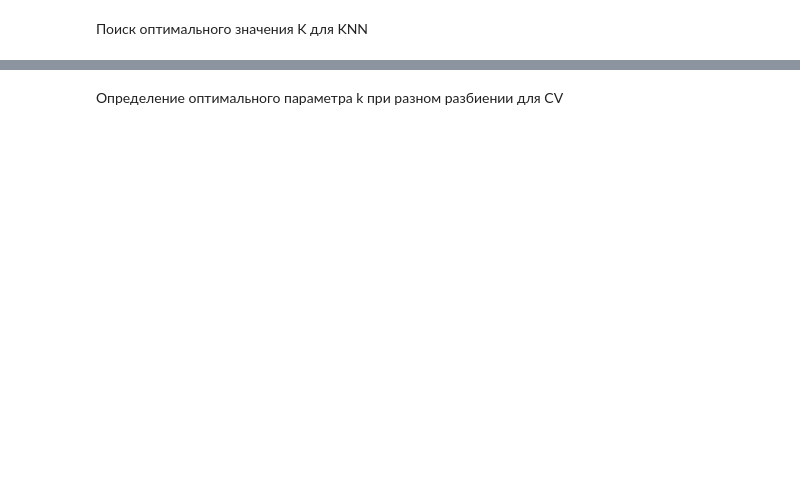
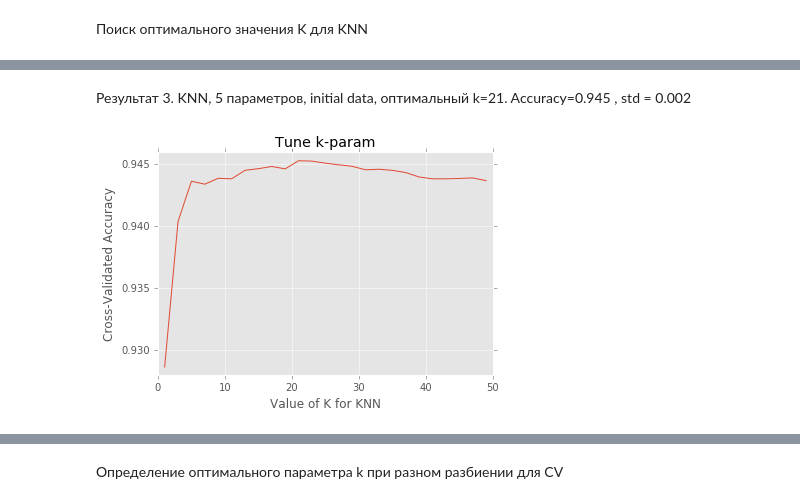
Before and after one commit to Evgeneus/InData-Labs-Contest, a Jupyter notebook: star_mission.ipynb, the cells around one changed output, grey strips where cells are left out. Saved outputs shown, nothing was run; the diff lists cells and outputs as text; code cells hidden in the pictures; blank space fills up the shorter version.

```diff
--- a/star_mission.ipynb
+++ b/star_mission.ipynb
@@ -123,0 +161,6 @@ model_rfc = RandomForestClassifier(n_estimators = 10)
+# %% [markdown]
+Результат 3. KNN, 5 параметров, initial data, оптимальный k=21. Accuracy=0.945 , std = 0.002
+# %%
+Image(filename='img/k21nn_5par.png')
+# %% [output]
+[figure, added]
```
Also changed, not shown: parts of 24 cells of this notebook, 4 other files.
